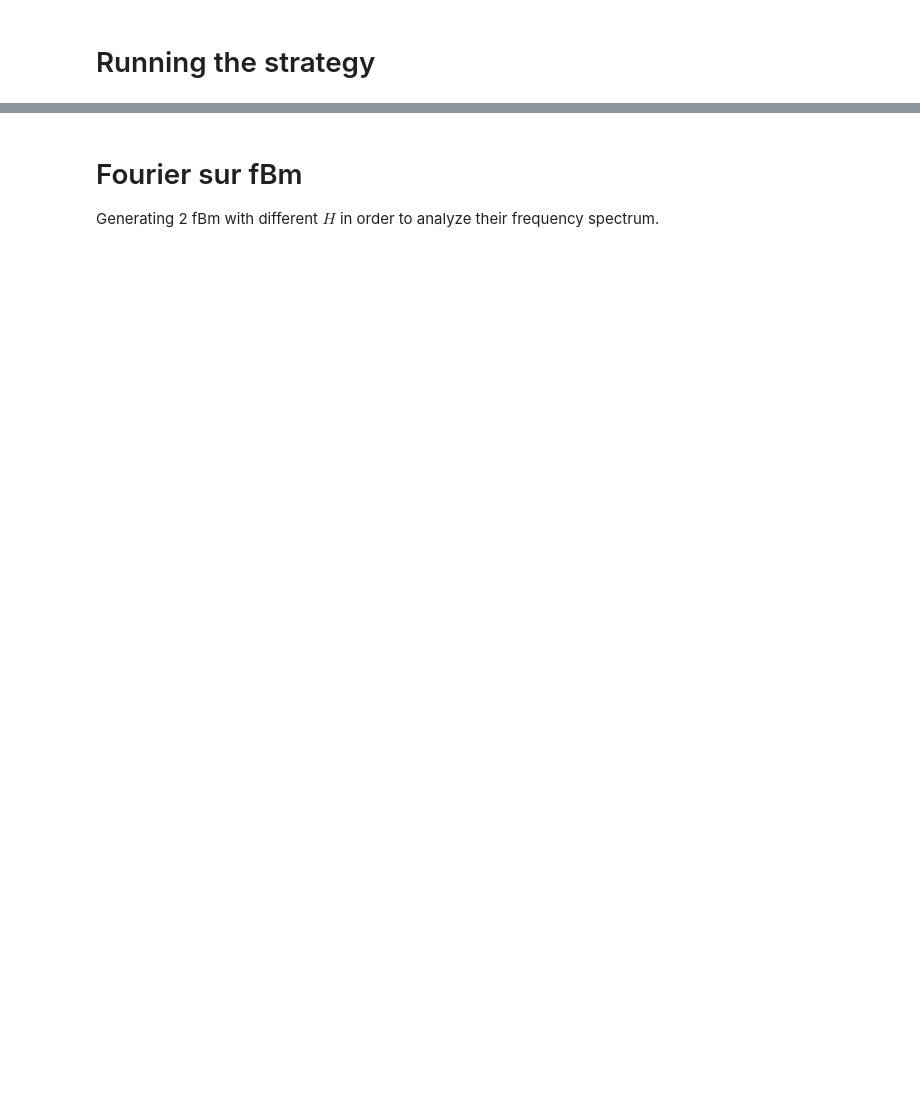
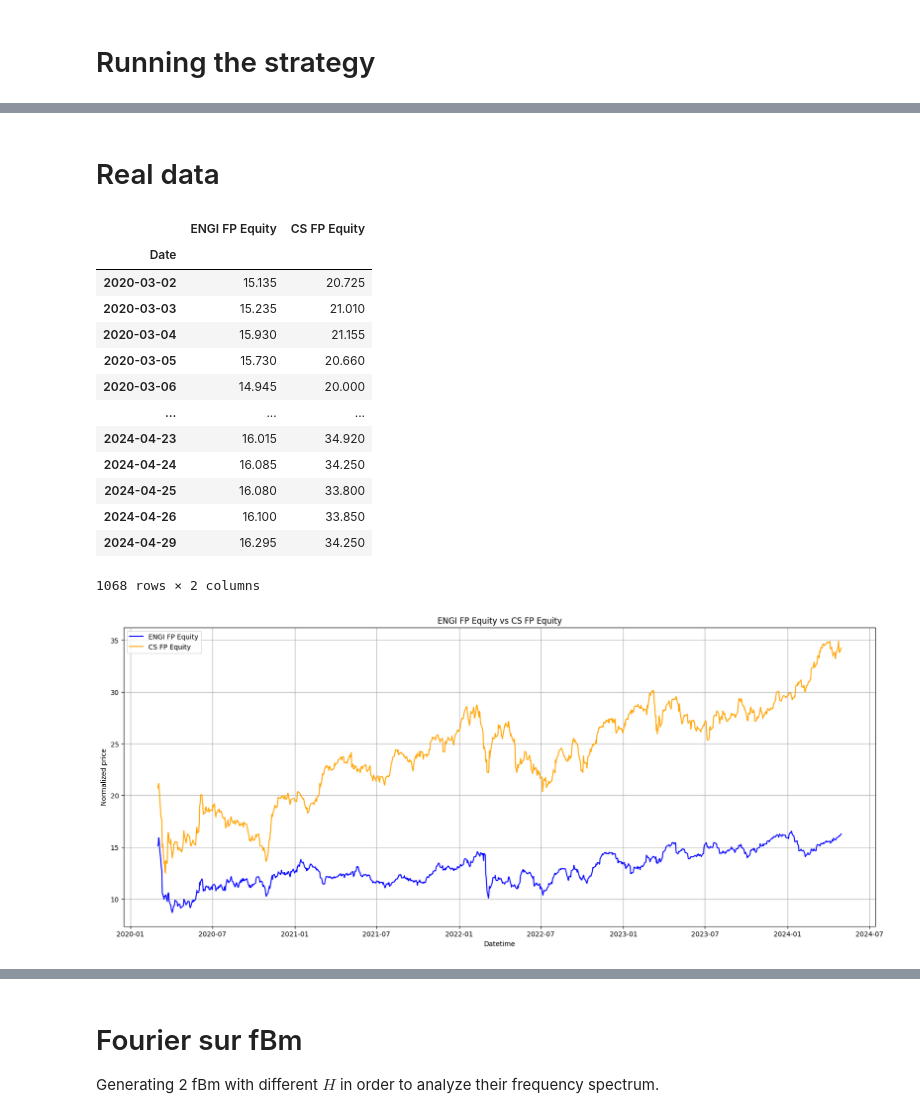
Before and after one commit to BaptisteZloch/Discretization-of-continuous-time-arbitrage-strategies-in-financial-markets-with-fBm, a Jupyter notebook: src/salopek_strategy.ipynb, the cells around one changed output, grey strips where cells are left out. Saved outputs shown, nothing was run; the diff lists cells and outputs as text; code cells hidden in the pictures; blank space fills up the shorter version.

Commit message:
added some data

```diff
--- a/src/salopek_strategy.ipynb
+++ b/src/salopek_strategy.ipynb
@@ -337,0 +307,34 @@ ax[2].legend(fontsize=15)
+# %% [markdown]
+# Real data
+# %%
+df_ptf = pd.read_csv("../data/data_engie_axa.csv", sep=",").ffill()
+df_ptf["Date"] = pd.to_datetime(df_ptf["Date"])
+df_ptf = df_ptf.set_index("Date").sort_index().loc["2020-03-01":]
+# df_ptf = (df_ptf.pct_change().fillna(99) + 1).cumprod().loc["2020-01-01":]
+
+plt.figure(figsize=(20, 8))
+plt.plot(df_ptf["ENGI FP Equity"], label="ENGI FP Equity", color="blue")
+plt.plot(df_ptf["CS FP Equity"], label="CS FP Equity", color="orange")
+plt.xlabel("Datetime")
+plt.ylabel("Normalized price")
+plt.title("ENGI FP Equity vs CS FP Equity")
+plt.grid()
+plt.legend()
+
+df_ptf
+# %% [output]
+|  | ENGI FP Equity | CS FP Equity |
+| Date |  |  |
+| 2020-03-02 | 15.135 | 20.725 |
+| 2020-03-03 | 15.235 | 21.010 |
+| 2020-03-04 | 15.930 | 21.155 |
+| 2020-03-05 | 15.730 | 20.660 |
+| 2020-03-06 | 14.945 | 20.000 |
+| ... | ... | ... |
+| 2024-04-23 | 16.015 | 34.920 |
+| 2024-04-24 | 16.085 | 34.250 |
+| 2024-04-25 | 16.080 | 33.800 |
+| 2024-04-26 | 16.100 | 33.850 |
+| 2024-04-29 | 16.295 | 34.250 |
+1068 rows × 2 columns
+[figure, added]
```
Also changed, not shown: parts of 21 cells of this notebook, 4 other files.
